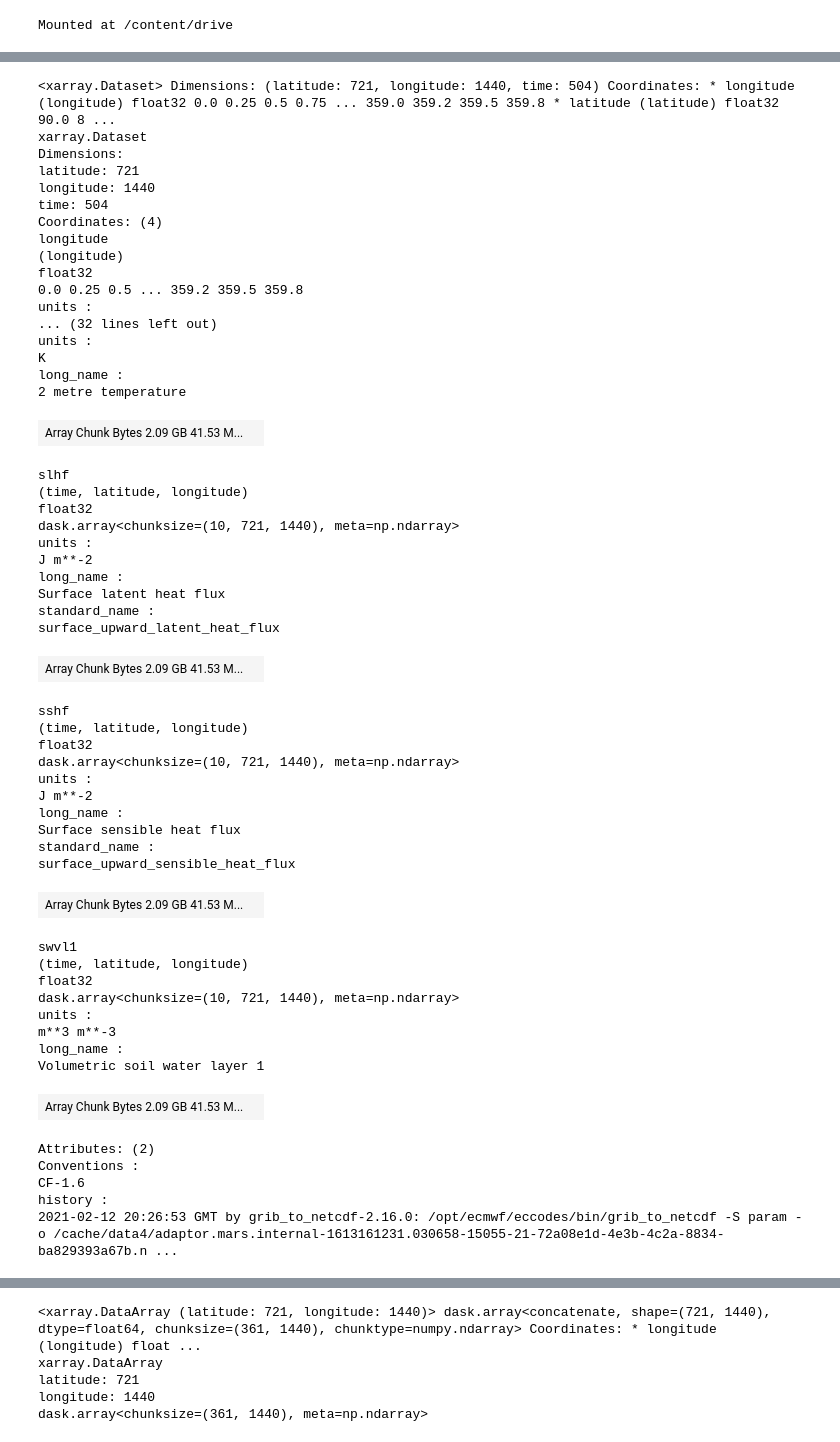
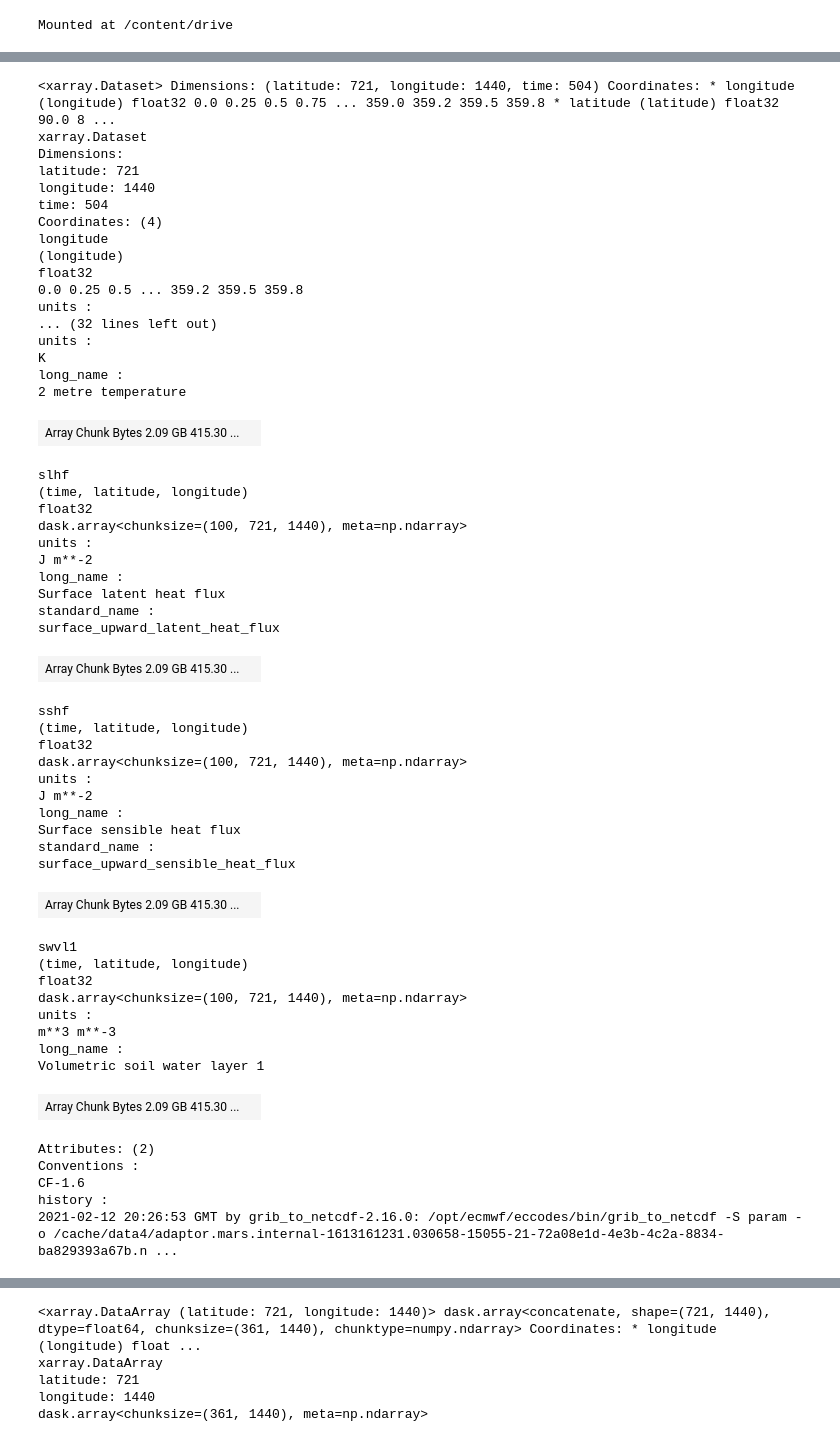
Before and after one commit to dhruvc99/climate-research, a Jupyter notebook: ERA5_colab.ipynb, the cells around one changed output, grey strips where cells are left out. Saved outputs shown, nothing was run; the diff lists cells and outputs as text; code cells hidden in the pictures.

```diff
--- a/ERA5_colab.ipynb
+++ b/ERA5_colab.ipynb
@@ -49,64 +49,66 @@ import seaborn as sns
 sns.set_style("whitegrid")
 # %%
 # June, July & August data from 1979-2020
-ds = xr.open_dataset("/content/drive/MyDrive/climate-data/ERA5_1979-2020.nc", chunks={'time':10}).sel(expver=1)
+ds = xr.open_dataset("/content/drive/MyDrive/climate-data/ERA5_1979-2020.nc", chunks={'time':100}).sel(expver=1)
+swvl = xr.open_dataset("/content/drive/MyDrive/climate-data/ERA5_1979-2020_SWVL.nc", chunks={'time':100}).sel(expver=1)
+
 ds
 # what is expver? 1 and 5
 
 # t2m: 2 metre temp
 # slhf: surface latent heat flux
 # sshf: surface sensible heat flux
 # swvl1: volumetric soil water layer 1 ie top 7 cm in soil
 # %% [output]
 <xarray.Dataset> Dimensions: (latitude: 721, longitude: 1440, time: 504) Coordinates: * longitude (longitude) float32 0.0 0.25 0.5 0.75 ... 359.0 359.2 359.5 359.8 * latitude (latitude) float32 90.0 8 ...
 xarray.Dataset
 Dimensions:
 latitude: 721
 longitude: 1440
 time: 504
 Coordinates: (4)
 longitude
 (longitude)
 float32
 0.0 0.25 0.5 ... 359.2 359.5 359.8
 units :
 ... (32 lines left out)
 units :
 K
 long_name :
 2 metre temperature
-| Array Chunk Bytes 2.09 GB 41.53 M... |  |
+| Array Chunk Bytes 2.09 GB 415.30 ... |  |
 slhf
 (time, latitude, longitude)
 float32
-dask.array<chunksize=(10, 721, 1440), meta=np.ndarray>
+dask.array<chunksize=(100, 721, 1440), meta=np.ndarray>
 units :
 J m**-2
 long_name :
 Surface latent heat flux
 standard_name :
 surface_upward_latent_heat_flux
-| Array Chunk Bytes 2.09 GB 41.53 M... |  |
+| Array Chunk Bytes 2.09 GB 415.30 ... |  |
 sshf
 (time, latitude, longitude)
 float32
-dask.array<chunksize=(10, 721, 1440), meta=np.ndarray>
+dask.array<chunksize=(100, 721, 1440), meta=np.ndarray>
 units :
 J m**-2
 long_name :
 Surface sensible heat flux
 standard_name :
 surface_upward_sensible_heat_flux
-| Array Chunk Bytes 2.09 GB 41.53 M... |  |
+| Array Chunk Bytes 2.09 GB 415.30 ... |  |
 swvl1
 (time, latitude, longitude)
 float32
-dask.array<chunksize=(10, 721, 1440), meta=np.ndarray>
+dask.array<chunksize=(100, 721, 1440), meta=np.ndarray>
 units :
 m**3 m**-3
 long_name :
 Volumetric soil water layer 1
-| Array Chunk Bytes 2.09 GB 41.53 M... |  |
+| Array Chunk Bytes 2.09 GB 415.30 ... |  |
 Attributes: (2)
 Conventions :
 CF-1.6
```
Also changed, not shown: parts of 16 cells of this notebook, 9 other files.
